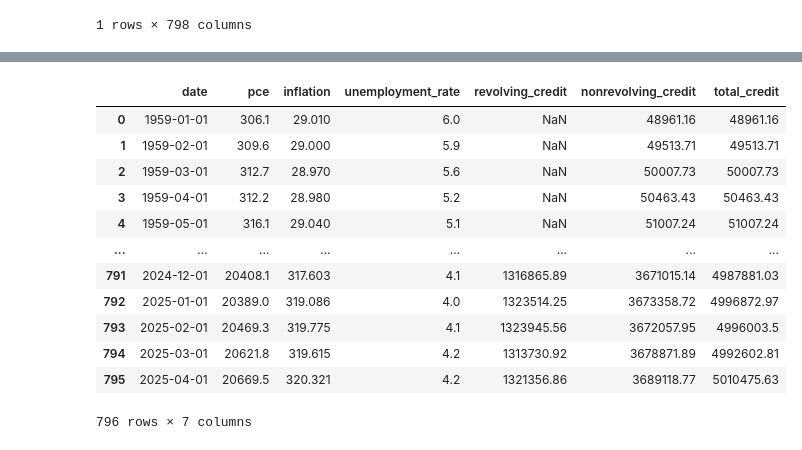
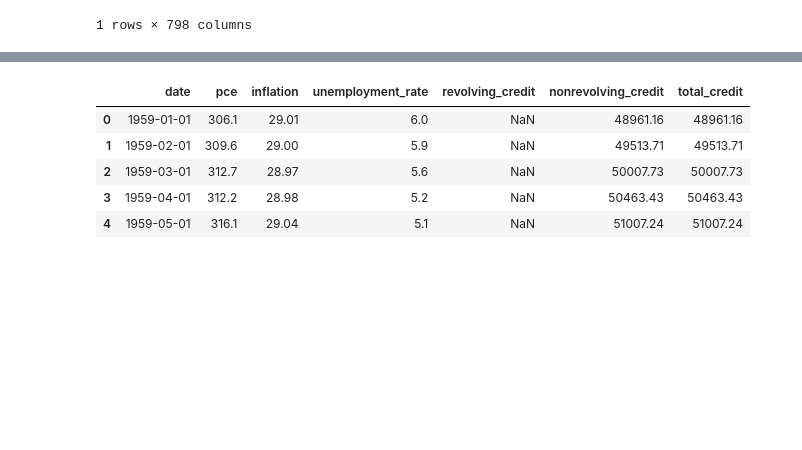
Before and after one commit to vickitaylor/sleigh_the_model, a Jupyter notebook: notebooks/cleaning_csv.ipynb, the cells around one changed output, grey strips where cells are left out. Drawn from its saved outputs; the diff is of its cells as text; code cells hidden in the pictures; blank space fills up the shorter version.

```diff
--- a/notebooks/cleaning_csv.ipynb
+++ b/notebooks/cleaning_csv.ipynb
@@ -19,2 +21,0 @@ inflation = inflation.drop(columns=['observation_date'])
-# %%
-inflation = inflation.rename(columns={'CPIAUCSL': 'inflation'})
@@ -92,10 +101,8 @@ debt = debt.iloc[5:]
 # %%
 debt['date'] = pd.to_datetime(debt['Series Description'], format='%Y-%m', errors='coerce')
 # %%
-debt = debt.drop(columns=['Series Description'])
+debt = debt.drop(columns=['Series Description']).rename(columns = {
+    'Revolving consumer credit owned and securitized, seasonally adjusted level': 'revolving_credit',
+    'Nonrevolving consumer credit owned and securitized, seasonally adjusted level': 'nonrevolving_credit',
+    'Total consumer credit owned and securitized, seasonally adjusted level': 'total_credit'
+})
-# %%
-debt.rename(columns = {
-    'Revolving consumer credit owned and securitized, seasonally adjusted level': 'revolving_credit',
-    'Nonrevolving consumer credit owned and securitized, seasonally adjusted level': 'nonrevolving_credit',
-    'Total consumer credit owned and securitized, seasonally adjusted level': 'total_credit'
-}, inplace=True)
@@ -108,6 +128,6 @@ combined_date = months + ' ' + years
 # %%
 date = pd.to_datetime(combined_date, format = '%b %Y', errors='coerce')
 # %%
+# assign date as the header
 per_cons.columns = date
-per_cons.columns = per_cons.columns.astype(str)
 # %%
@@ -196,19 +182,12 @@ combined_df = per_con_long.merge(
     on='date'
 )
 # %%
-combined_df
+combined_df.head()
 # %% [output]
 |  | date | pce | inflation | unemployment_rate | revolving_credit | nonrevolving_credit | total_credit |
-| 0 | 1959-01-01 | 306.1 | 29.010 | 6.0 | NaN | 48961.16 | 48961.16 |
-| 1 | 1959-02-01 | 309.6 | 29.000 | 5.9 | NaN | 49513.71 | 49513.71 |
-| 2 | 1959-03-01 | 312.7 | 28.970 | 5.6 | NaN | 50007.73 | 50007.73 |
-| 3 | 1959-04-01 | 312.2 | 28.980 | 5.2 | NaN | 50463.43 | 50463.43 |
-| 4 | 1959-05-01 | 316.1 | 29.040 | 5.1 | NaN | 51007.24 | 51007.24 |
-| ... | ... | ... | ... | ... | ... | ... | ... |
-| 791 | 2024-12-01 | 20408.1 | 317.603 | 4.1 | 1316865.89 | 3671015.14 | 4987881.03 |
-| 792 | 2025-01-01 | 20389.0 | 319.086 | 4.0 | 1323514.25 | 3673358.72 | 4996872.97 |
-| 793 | 2025-02-01 | 20469.3 | 319.775 | 4.1 | 1323945.56 | 3672057.95 | 4996003.5 |
-| 794 | 2025-03-01 | 20621.8 | 319.615 | 4.2 | 1313730.92 | 3678871.89 | 4992602.81 |
-| 795 | 2025-04-01 | 20669.5 | 320.321 | 4.2 | 1321356.86 | 3689118.77 | 5010475.63 |
+| 0 | 1959-01-01 | 306.1 | 29.01 | 6.0 | NaN | 48961.16 | 48961.16 |
+| 1 | 1959-02-01 | 309.6 | 29.00 | 5.9 | NaN | 49513.71 | 49513.71 |
+| 2 | 1959-03-01 | 312.7 | 28.97 | 5.6 | NaN | 50007.73 | 50007.73 |
+| 3 | 1959-04-01 | 312.2 | 28.98 | 5.2 | NaN | 50463.43 | 50463.43 |
+| 4 | 1959-05-01 | 316.1 | 29.04 | 5.1 | NaN | 51007.24 | 51007.24 |
-796 rows × 7 columns
 # %%
```
Also changed, not shown: parts of 20 cells of this notebook.
